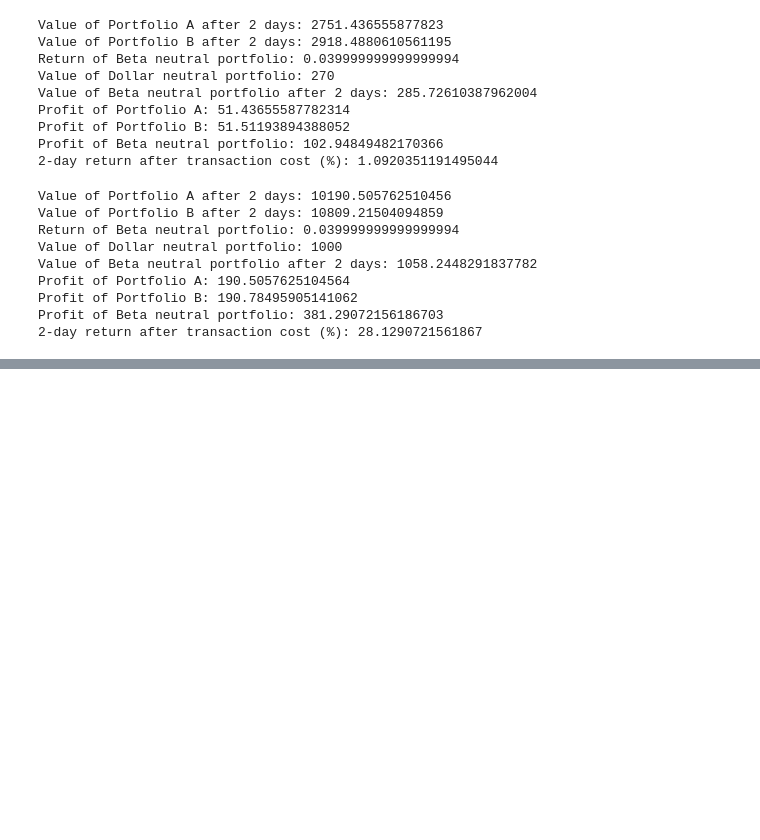
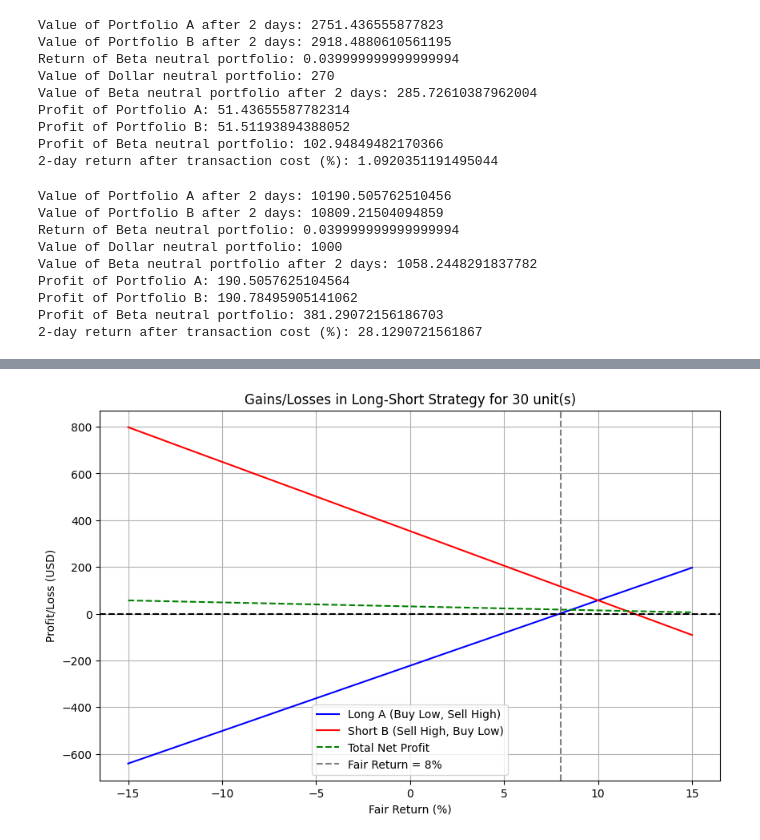
Before and after one commit to KayalvizhiT513/Algo_Trading, a Jupyter notebook: Problems_25Apr2025_Beta_Neutral_Convergence_Trade.ipynb, the cells around one changed output, grey strips where cells are left out. Drawn from its saved outputs; the diff is of its cells as text; code cells hidden in the pictures; blank space fills up the shorter version.

```diff
--- a/Problems_25Apr2025_Beta_Neutral_Convergence_Trade.ipynb
+++ b/Problems_25Apr2025_Beta_Neutral_Convergence_Trade.ipynb
@@ -203,0 +271,4 @@ Profit of Beta neutral portfolio: 381.29072156186703
+# %%
+plot_gains_losses(n_units=30)    # Run for 30 unit
+# %% [output]
+[figure, added]
```
Also changed, not shown: parts of 3 cells of this notebook.
